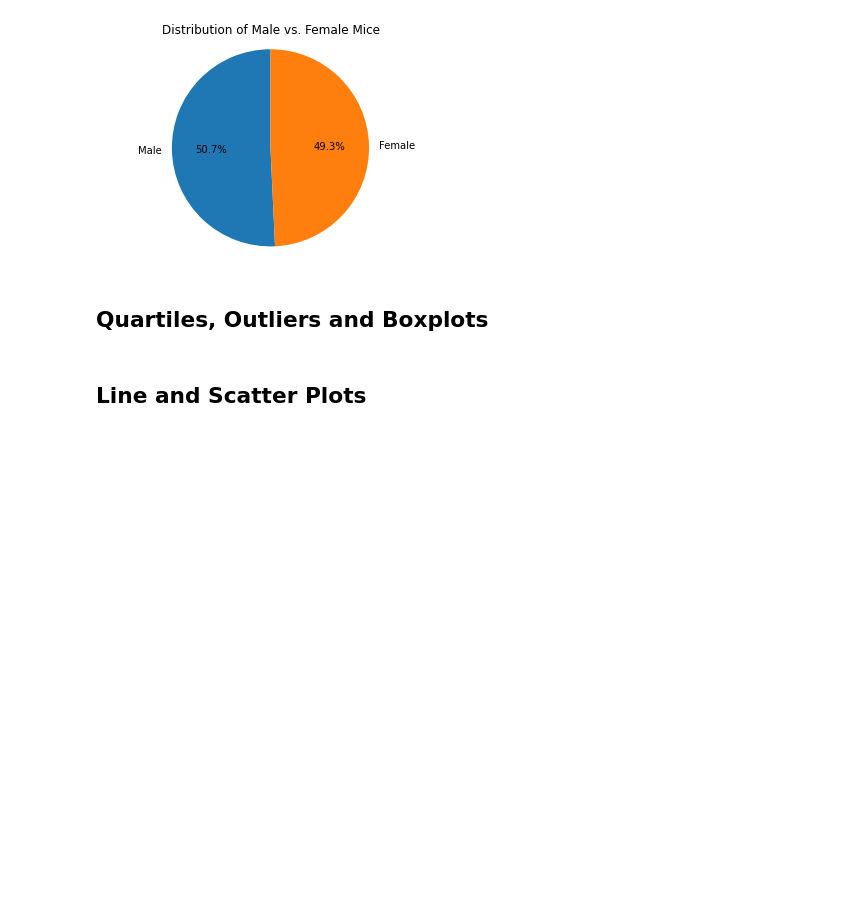
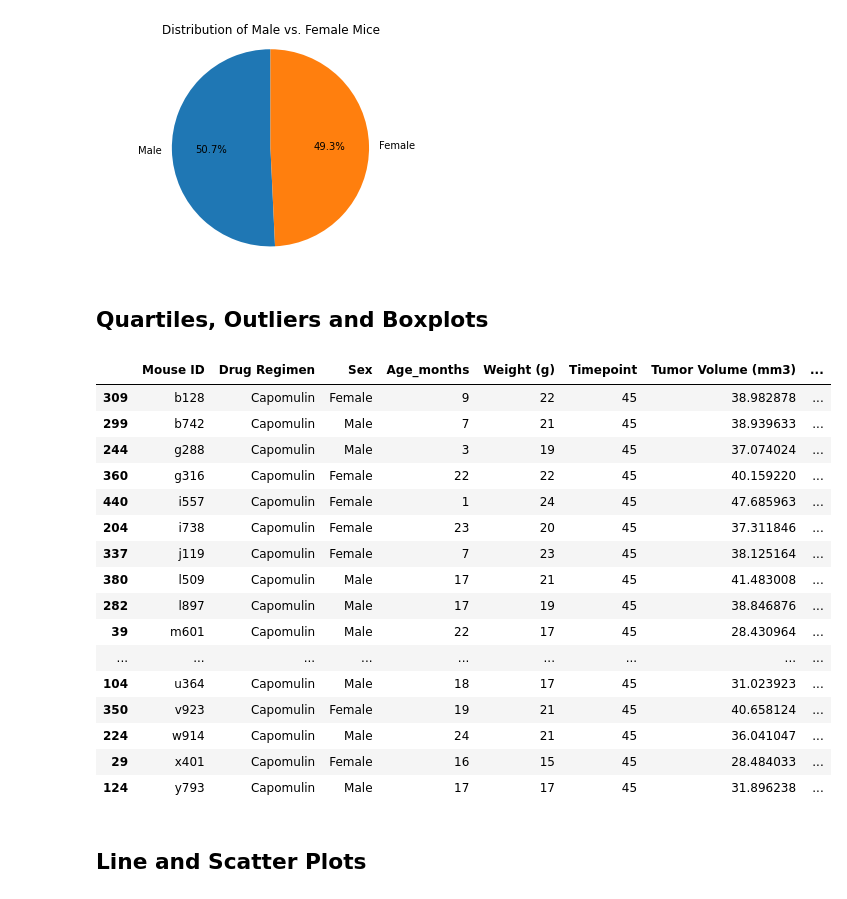
Before and after one commit to caseyjuergens/matplotlib-challenge, a Jupyter notebook: pymaceuticals_starter.ipynb, the cells around one changed output. Cells and saved outputs as stored; diff of their text form; code cells hidden in the pictures; blank space fills up the shorter version.

Commit message:
started quartiles section, grouping dfs based on drug

```diff
--- a/pymaceuticals_starter.ipynb
+++ b/pymaceuticals_starter.ipynb
@@ -163,11 +177,43 @@ plt.show()
 # %%
 # Calculate the final tumor volume of each mouse across four of the treatment regimens:
 # Capomulin, Ramicane, Infubinol, and Ceftamin
 
 # Start by getting the last (greatest) timepoint for each mouse
-
+capomulin_df=clean_df.loc[clean_df["Drug Regimen"]== "Capomulin",:]
+ramicane_df=clean_df.loc[clean_df["Drug Regimen"]== "Ramicane",:]
+infubinol_df=clean_df.loc[clean_df["Drug Regimen"]== "Infubinol",:]
+ceftamin_df=clean_df.loc[clean_df["Drug Regimen"]== "Ceftamin",:]
 
 # Merge this group df with the original dataframe to get the tumor volume at the last timepoint
+capomulin_final=capomulin_df.sort_values(["Drug Regimen", "Mouse ID", "Timepoint"], ascending=True)
+capomulin_time= capomulin_final.loc[capomulin_final["Timepoint"]==45]
+
+ramicane_final=ramicane_df.sort_values(["Drug Regimen", "Mouse ID", "Timepoint"], ascending=True)
+ramicane_time= ramicane_final.loc[ramicane_final["Timepoint"]==45]
+
+infubinol_final=infubinol_df.sort_values(["Drug Regimen", "Mouse ID", "Timepoint"], ascending=True)
+infubinol_time= infubinol_final.loc[infubinol_final["Timepoint"]==45]
+
+ceftamin_final=ceftamin_df.sort_values(["Drug Regimen", "Mouse ID", "Timepoint"], ascending=True)
+ceftamin_time= ceftamin_final.loc[ceftamin_final["Timepoint"]==45]
+# %% [output]
+|  | Mouse ID | Drug Regimen | Sex | Age_months | Weight (g) | Timepoint | Tumor Volume (mm3) | ... |
+| 309 | b128 | Capomulin | Female | 9 | 22 | 45 | 38.982878 | ... |
+| 299 | b742 | Capomulin | Male | 7 | 21 | 45 | 38.939633 | ... |
+| 244 | g288 | Capomulin | Male | 3 | 19 | 45 | 37.074024 | ... |
+| 360 | g316 | Capomulin | Female | 22 | 22 | 45 | 40.159220 | ... |
+| 440 | i557 | Capomulin | Female | 1 | 24 | 45 | 47.685963 | ... |
+| 204 | i738 | Capomulin | Female | 23 | 20 | 45 | 37.311846 | ... |
+| 337 | j119 | Capomulin | Female | 7 | 23 | 45 | 38.125164 | ... |
+| 380 | l509 | Capomulin | Male | 17 | 21 | 45 | 41.483008 | ... |
+| 282 | l897 | Capomulin | Male | 17 | 19 | 45 | 38.846876 | ... |
+| 39 | m601 | Capomulin | Male | 22 | 17 | 45 | 28.430964 | ... |
+| ... | ... | ... | ... | ... | ... | ... | ... | ... |
+| 104 | u364 | Capomulin | Male | 18 | 17 | 45 | 31.023923 | ... |
+| 350 | v923 | Capomulin | Female | 19 | 21 | 45 | 40.658124 | ... |
+| 224 | w914 | Capomulin | Male | 24 | 21 | 45 | 36.041047 | ... |
+| 29 | x401 | Capomulin | Female | 16 | 15 | 45 | 28.484033 | ... |
+| 124 | y793 | Capomulin | Male | 17 | 17 | 45 | 31.896238 | ... |
 # %%
 # Put treatments into a list for for loop (and later for plot labels)
 
```
Also changed, not shown: parts of 1 cell of this notebook.
